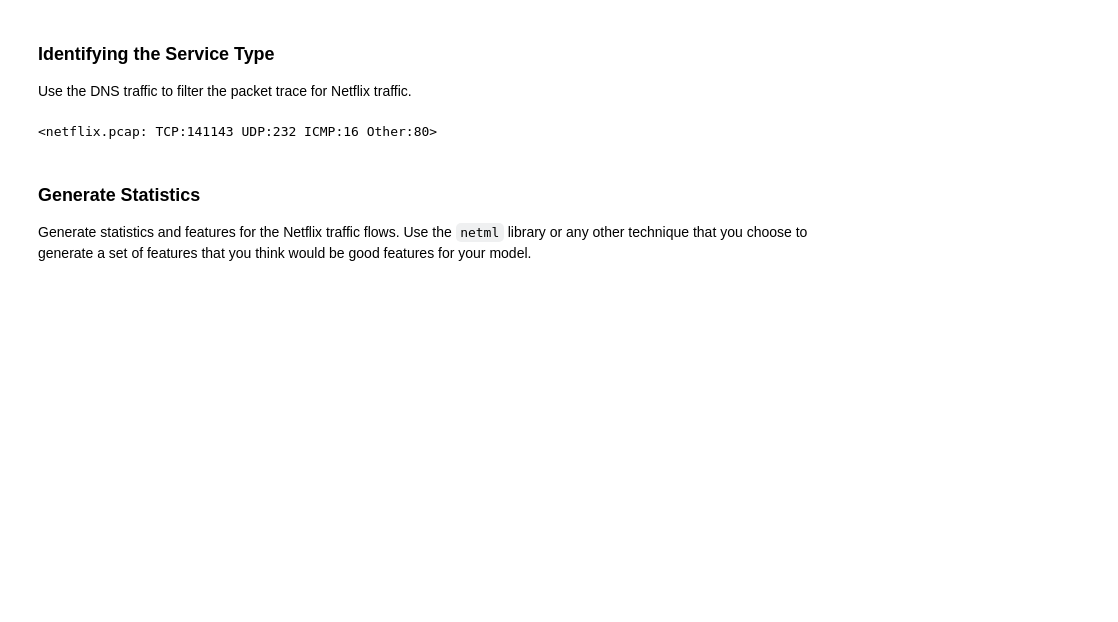
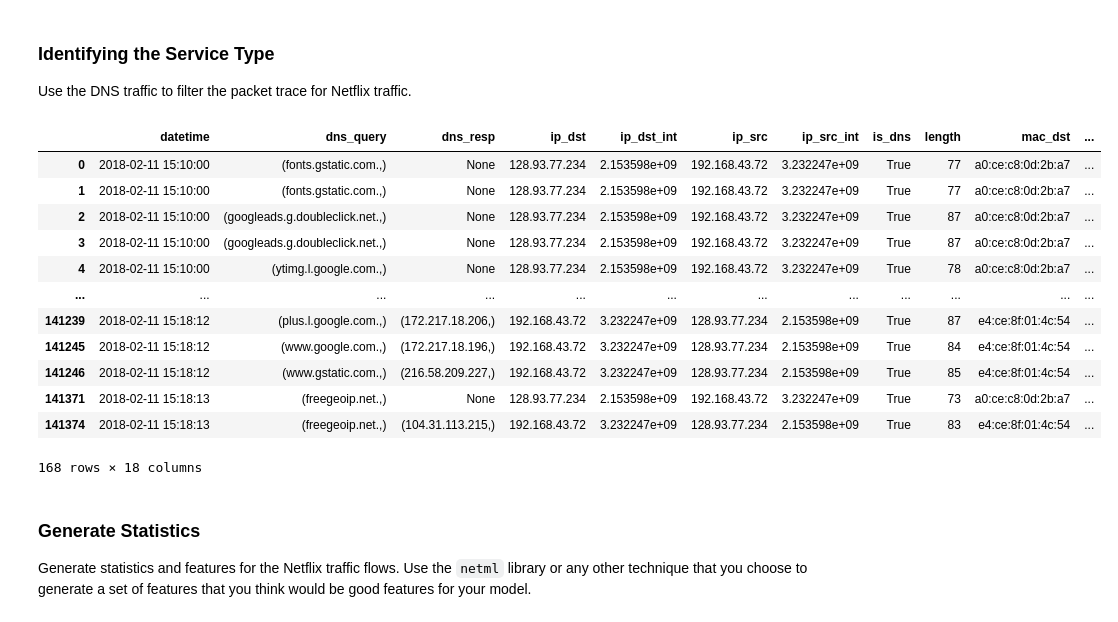
Before and after one commit to md-45/ml-systems-copy, a Jupyter notebook: docs/assignments/1-Video-Quality-Inference.ipynb, the cells around one changed output. Drawn from its saved outputs; the diff is of its cells as text; code cells hidden in the pictures; blank space fills up the shorter version.

```diff
--- a/docs/assignments/1-Video-Quality-Inference.ipynb
+++ b/docs/assignments/1-Video-Quality-Inference.ipynb
@@ -15,4 +18,5 @@ Load the `netflix.pcap` file, which is a packet trace that includes network traf
 # %%
-from scapy.all import *
-
-netflix = rdpcap('C:/Users/merin/ml-systems-copy/docs/notebooks/data/netflix.pcap')
+pcap = PCAP('C:/Users/merin/ml-systems-copy/docs/notebooks/data/netflix.pcap')
+# %%
+pcap.pcap2pandas()
+netflix = pcap.df
@@ -20,10 +40,23 @@ netflix = rdpcap('C:/Users/merin/ml-systems-copy/docs/notebooks/data/netflix.pca
 ### Identifying the Service Type
 
 Use the DNS traffic to filter the packet trace for Netflix traffic.
-# %%
-netflix
-# %% [output]
-<netflix.pcap: TCP:141143 UDP:232 ICMP:16 Other:80>
+# %%
+dns_netflix = netflix.loc[netflix["is_dns"] == True]
+dns_netflix
+# %% [output]
+|  | datetime | dns_query | dns_resp | ip_dst | ip_dst_int | ip_src | ip_src_int | is_dns | length | mac_dst | ... |
+| 0 | 2018-02-11 15:10:00 | (fonts.gstatic.com.,) | None | 128.93.77.234 | 2.153598e+09 | 192.168.43.72 | 3.232247e+09 | True | 77 | a0:ce:c8:0d:2b:a7 | ... |
+| 1 | 2018-02-11 15:10:00 | (fonts.gstatic.com.,) | None | 128.93.77.234 | 2.153598e+09 | 192.168.43.72 | 3.232247e+09 | True | 77 | a0:ce:c8:0d:2b:a7 | ... |
+| 2 | 2018-02-11 15:10:00 | (googleads.g.doubleclick.net.,) | None | 128.93.77.234 | 2.153598e+09 | 192.168.43.72 | 3.232247e+09 | True | 87 | a0:ce:c8:0d:2b:a7 | ... |
+| 3 | 2018-02-11 15:10:00 | (googleads.g.doubleclick.net.,) | None | 128.93.77.234 | 2.153598e+09 | 192.168.43.72 | 3.232247e+09 | True | 87 | a0:ce:c8:0d:2b:a7 | ... |
+| 4 | 2018-02-11 15:10:00 | (ytimg.l.google.com.,) | None | 128.93.77.234 | 2.153598e+09 | 192.168.43.72 | 3.232247e+09 | True | 78 | a0:ce:c8:0d:2b:a7 | ... |
+| ... | ... | ... | ... | ... | ... | ... | ... | ... | ... | ... | ... |
+| 141239 | 2018-02-11 15:18:12 | (plus.l.google.com.,) | (172.217.18.206,) | 192.168.43.72 | 3.232247e+09 | 128.93.77.234 | 2.153598e+09 | True | 87 | e4:ce:8f:01:4c:54 | ... |
+| 141245 | 2018-02-11 15:18:12 | (www.google.com.,) | (172.217.18.196,) | 192.168.43.72 | 3.232247e+09 | 128.93.77.234 | 2.153598e+09 | True | 84 | e4:ce:8f:01:4c:54 | ... |
+| 141246 | 2018-02-11 15:18:12 | (www.gstatic.com.,) | (216.58.209.227,) | 192.168.43.72 | 3.232247e+09 | 128.93.77.234 | 2.153598e+09 | True | 85 | e4:ce:8f:01:4c:54 | ... |
+| 141371 | 2018-02-11 15:18:13 | (freegeoip.net.,) | None | 128.93.77.234 | 2.153598e+09 | 192.168.43.72 | 3.232247e+09 | True | 73 | a0:ce:c8:0d:2b:a7 | ... |
+| 141374 | 2018-02-11 15:18:13 | (freegeoip.net.,) | (104.31.113.215,) | 192.168.43.72 | 3.232247e+09 | 128.93.77.234 | 2.153598e+09 | True | 83 | e4:ce:8f:01:4c:54 | ... |
+168 rows × 18 columns
 # %% [markdown]
 ### Generate Statistics
 
```
Also changed, not shown: parts of 7 cells of this notebook.
